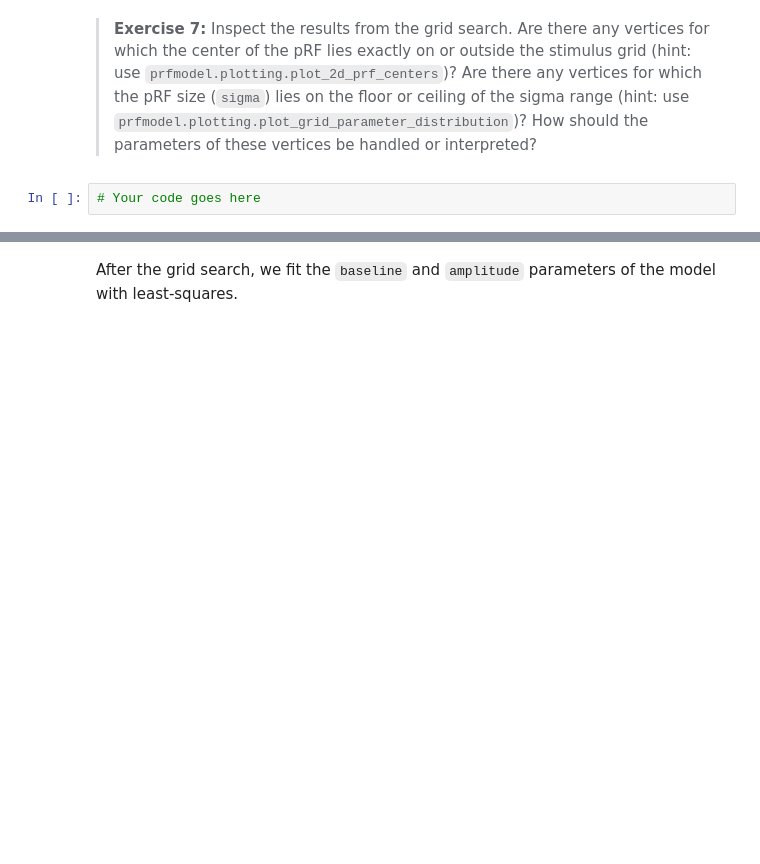
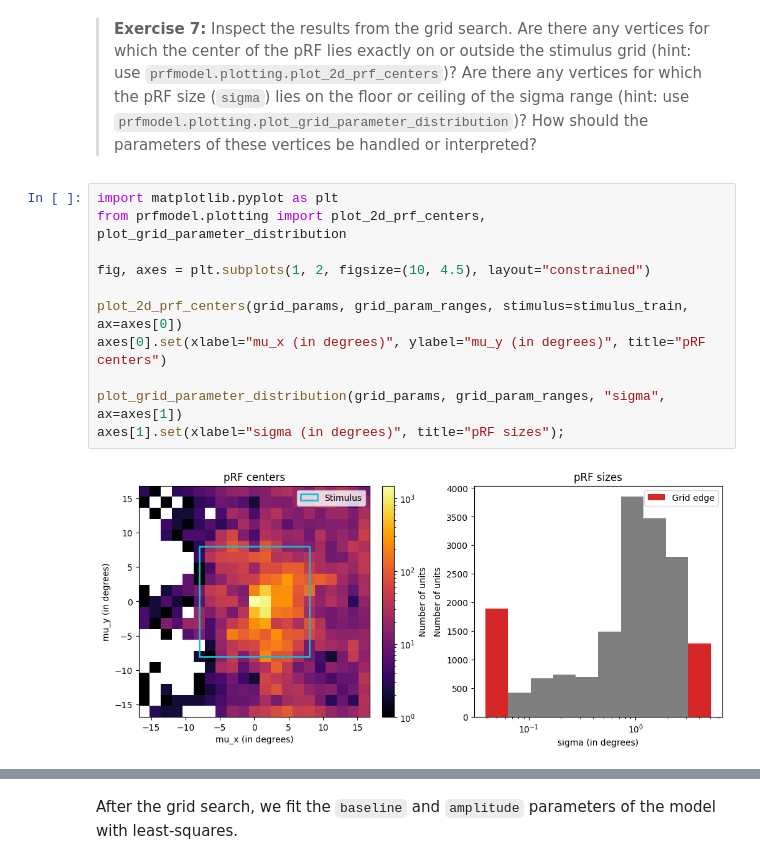
Before and after one commit to martaangelo/prf, a Jupyter notebook: notebooks/workshop/02-prf-visual-fmri-cv.ipynb, the cells around one changed output, grey strips where cells are left out. Saved outputs shown, nothing was run; the diff lists cells and outputs as text; blank space fills up the shorter version.

```diff
--- a/notebooks/workshop/02-prf-visual-fmri-cv.ipynb
+++ b/notebooks/workshop/02-prf-visual-fmri-cv.ipynb
@@ -261,4 +293,15 @@ grid_history, grid_params = grid_fitter.fit(
 # %% [markdown]
 > **Exercise 7:** Inspect the results from the grid search. Are there any vertices for which the center of the pRF lies exactly on or outside the stimulus grid (hint: use `prfmodel.plotting.plot_2d_prf_centers`)? Are there any vertices for which the pRF size (`sigma`) lies on the floor or ceiling of the sigma range (hint: use `prfmodel.plotting.plot_grid_parameter_distribution`)? How should the parameters of these vertices be handled or interpreted?
 # %%
-# Your code goes here
+import matplotlib.pyplot as plt
+from prfmodel.plotting import plot_2d_prf_centers, plot_grid_parameter_distribution
+
+fig, axes = plt.subplots(1, 2, figsize=(10, 4.5), layout="constrained")
+
+plot_2d_prf_centers(grid_params, grid_param_ranges, stimulus=stimulus_train, ax=axes[0])
+axes[0].set(xlabel="mu_x (in degrees)", ylabel="mu_y (in degrees)", title="pRF centers")
+
+plot_grid_parameter_distribution(grid_params, grid_param_ranges, "sigma", ax=axes[1])
+axes[1].set(xlabel="sigma (in degrees)", title="pRF sizes");
+# %% [output]
+[figure, added]
```
Also changed, not shown: parts of 7 cells of this notebook.
